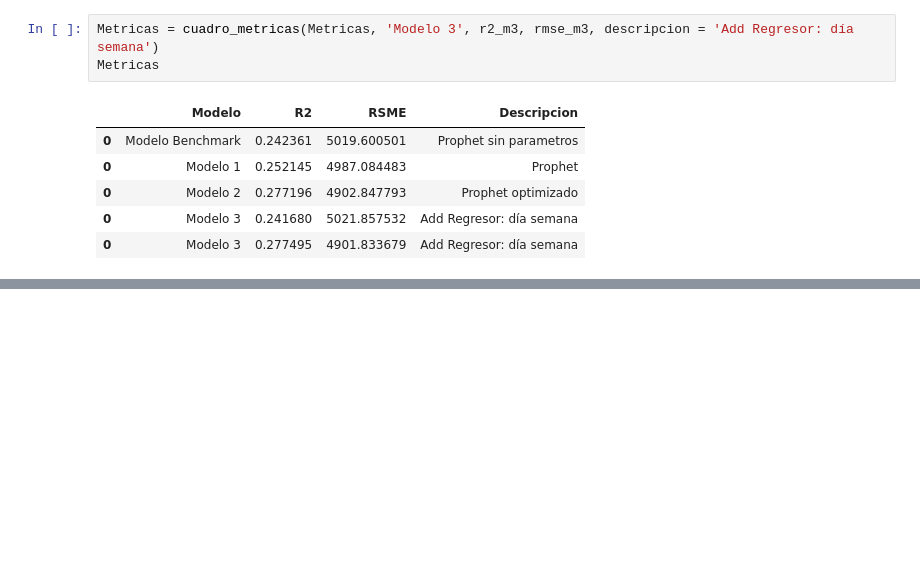
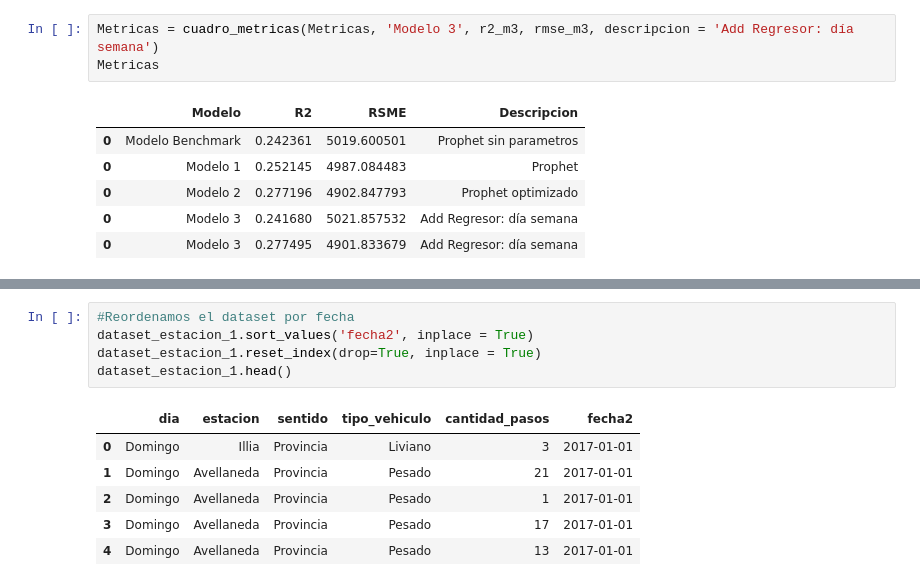
Before and after one commit to NachoRam123/Proyecto-3, a Jupyter notebook: DS_Proyecto_03_ST_RamellaIgnacio.ipynb, the cells around one changed output, grey strips where cells are left out. Cells and saved outputs as stored; diff of their text form; blank space fills up the shorter version.

```diff
--- a/DS_Proyecto_03_ST_RamellaIgnacio.ipynb
+++ b/DS_Proyecto_03_ST_RamellaIgnacio.ipynb
@@ -1139,0 +1178,12 @@ Comparar con las otras estaciones de peaje
+# %%
+#Reordenamos el dataset por fecha
+dataset_estacion_1.sort_values('fecha2', inplace = True)
+dataset_estacion_1.reset_index(drop=True, inplace = True)
+dataset_estacion_1.head()
+# %% [output]
+|  | dia | estacion | sentido | tipo_vehiculo | cantidad_pasos | fecha2 |
+| 0 | Domingo | Illia | Provincia | Liviano | 3 | 2017-01-01 |
+| 1 | Domingo | Avellaneda | Provincia | Pesado | 21 | 2017-01-01 |
+| 2 | Domingo | Avellaneda | Provincia | Pesado | 1 | 2017-01-01 |
+| 3 | Domingo | Avellaneda | Provincia | Pesado | 17 | 2017-01-01 |
+| 4 | Domingo | Avellaneda | Provincia | Pesado | 13 | 2017-01-01 |
```
Also changed, not shown: parts of 10 cells of this notebook.
